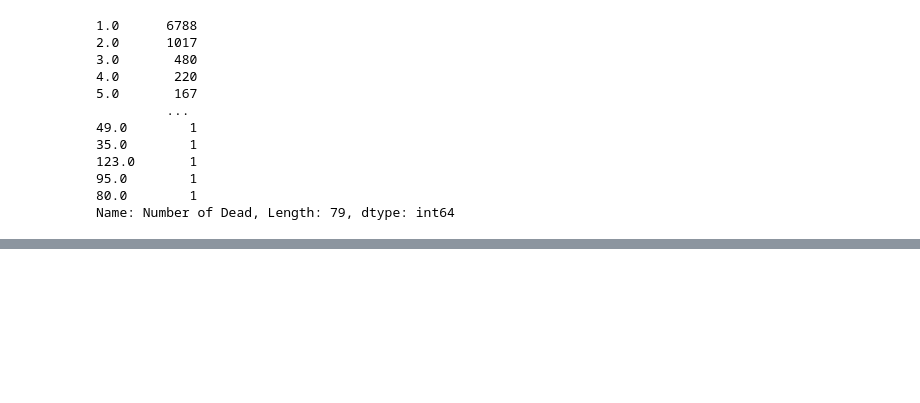
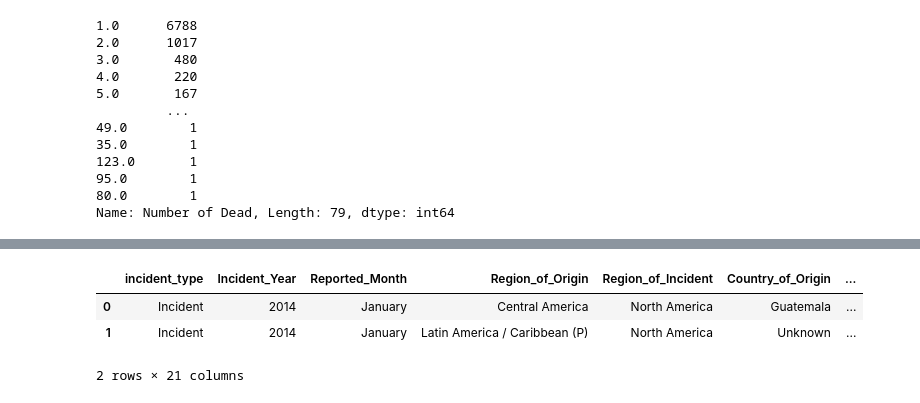
Before and after one commit to joey-october85/23-Project-4-Missing-Migrant-Machine-Learning, a Jupyter notebook: dataframe.ipynb, the cells around one changed output, grey strips where cells are left out. Saved outputs shown, nothing was run; the diff lists cells and outputs as text; code cells hidden in the pictures; blank space fills up the shorter version.

```diff
--- a/dataframe.ipynb
+++ b/dataframe.ipynb
@@ -281,0 +384,9 @@ Name: Cause of Death, dtype: int64
+# %%
+# Example 2: Split single column into two columns use ',' delimiter
+df_copy[['lat', 'long']] = df_copy.Coordinates.str.split(",", expand = True)
+df_copy.head(2)
+# %% [output]
+|  | incident_type | Incident_Year | Reported_Month | Region_of_Origin | Region_of_Incident | Country_of_Origin | ... |
+| 0 | Incident | 2014 | January | Central America | North America | Guatemala | ... |
+| 1 | Incident | 2014 | January | Latin America / Caribbean (P) | North America | Unknown | ... |
+2 rows × 21 columns
```
Also changed, not shown: parts of 11 cells of this notebook.
